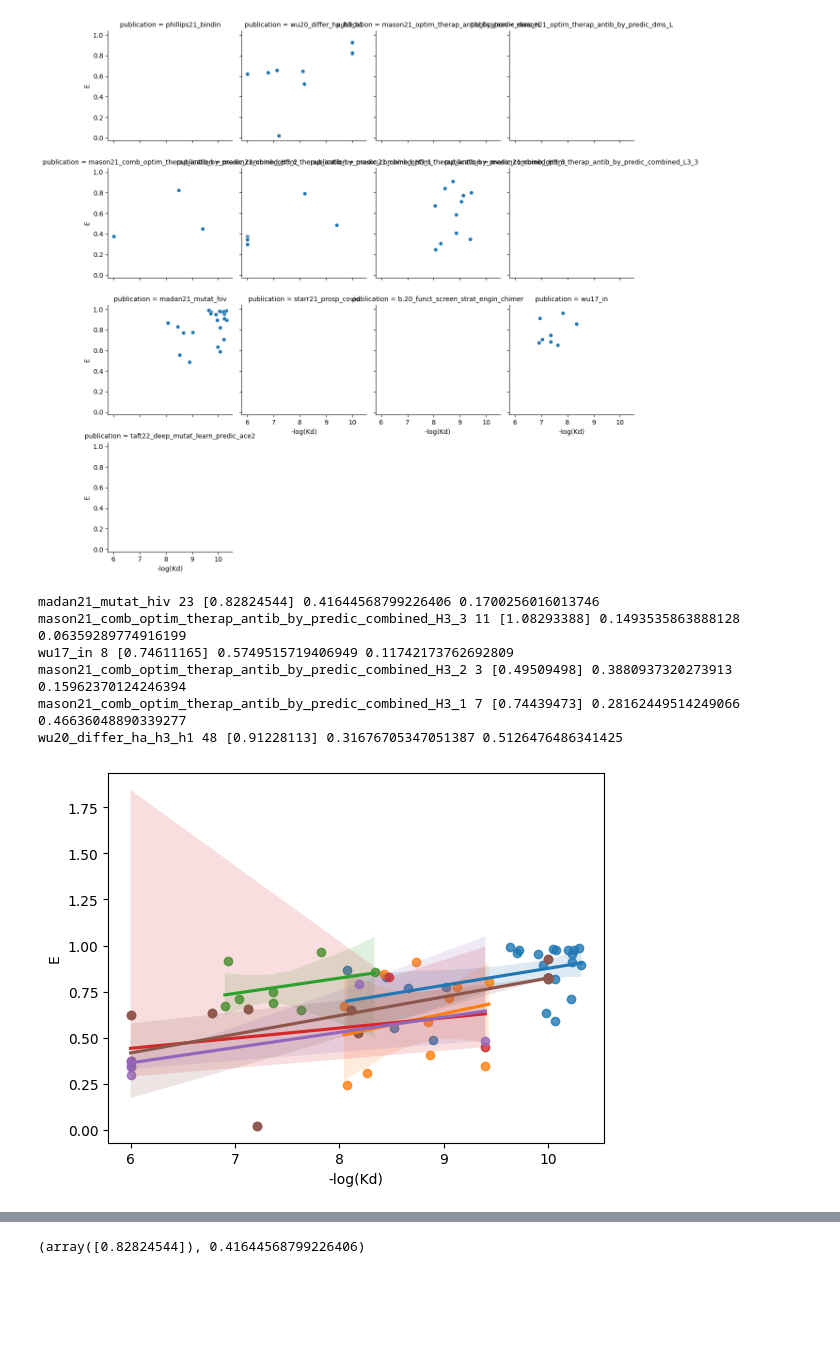
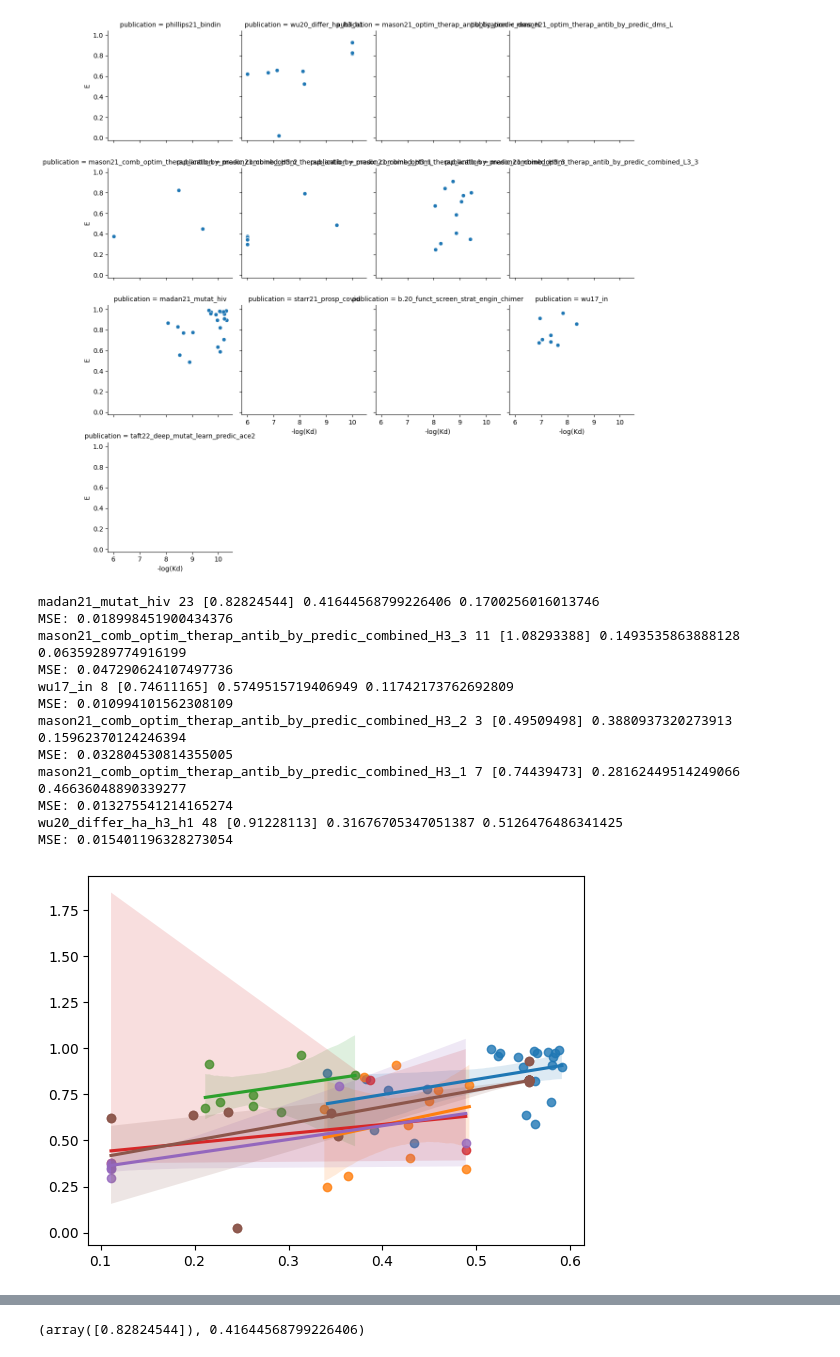
Before and after one commit to FabianTraxler/ag_binding_affinity, a Jupyter notebook: src/data_analysis/Finding_Optimal_h_function.ipynb, the cells around one changed output, grey strips where cells are left out. Cells and saved outputs as stored; diff of their text form; code cells hidden in the pictures; blank space fills up the shorter version.

Commit message:
setting positive regression as default value and testing in the notebook the difference between sigmoid and not sigmoid -> not sigmoid seems to be little better

```diff
--- a/src/data_analysis/Finding_Optimal_h_function.ipynb
+++ b/src/data_analysis/Finding_Optimal_h_function.ipynb
@@ -59,46 +60,67 @@ g.map(sb.scatterplot, "-log(Kd)", "E")
 # %% [output]
 <seaborn.axisgrid.FacetGrid at 0x...>
 [figure]
-# %%
-def fit_regression(df, name ):
-    model = LinearRegression()
-    model.fit((df["-log(Kd)"].values.reshape(-1,1)-5)/9,df["E"].values)
-    sb.regplot(data=df, x="-log(Kd)", y="E")
-    #plt.show()
-    #model_bias_free = LinearRegression(fit_intercept=False)
-    #model_bias_free.fit((filterd_df["-log(Kd)"].values.reshape(-1,1)-5)/9,filterd_df["E"].values)
-    print(name,len(df), model.coef_ , model.intercept_, model.score((df["-log(Kd)"].values.reshape(-1,1)-5)/9,df["E"].values))
-
-    return model
+# %%
+def fit_regression(df, name ,sigmoid=False):
+    model = LinearRegression()
+    x_values = (df["-log(Kd)"].values.reshape(-1,1)-5)/9
+    if sigmoid:
+        y_values =logit(df["E"].values)
+    else:
+        y_values = df["E"].values
+    model.fit(x_values,y_values)
+    #sb.regplot(data=df, x="-log(Kd)", y="E")
+    sb.regplot(x=x_values, y=y_values)
+    #plt.show()
+    #model_bias_free = LinearRegression(fit_intercept=False)
+    #model_bias_free.fit((filterd_df["-log(Kd)"].values.reshape(-1,1)-5)/9,filterd_df["E"].values)
+
+    y_hat = model.predict(x_values)
+    if sigmoid:
+        y_hat = expit(y_hat)
+
+    print(name,len(df), model.coef_ , model.intercept_, model.score(x_values,y_values))
+    mse = np.mean((y_hat-df["E"].values)**2)
+    print("MSE:", mse)
+    return model, mse
 # %%
 
 model_params = {}
+errors  = []
 for pub in different_pubs: #["madan21_mutat_hiv"]:["wu20_differ_ha_h3_h1"]:#
     df = full_df[full_df.publication==pub]
     filterd_df = df[~df["-log(Kd)"].isna()]
     filterd_df = filterd_df[~filterd_df["E"].isna()]
     if len(filterd_df)==0:
         #print(pub, "We do not have matching pairs")
         continue
     if False:
         for ab in set(filterd_df["antibody"].values):
             for ag in set(filterd_df["antigen"].values):
                 df_sub = filterd_df[(filterd_df["antibody"]==ab) & (filterd_df["antigen"]==ag)]
                 if len(df_sub)==0:
                     continue
                 model = fit_regression(df_sub,f"{pub}:{ab}:{ag}")
                 model_params[f"{pub}:{ab}:{ag}"] = (model.coef_[0],model.intercept_)
 
-    model = fit_regression(filterd_df, pub)
+    model,mse = fit_regression(filterd_df, pub, False)
     model_params[f"{pub}"] = (model.coef_[0],model.intercept_)
+    errors.append(mse)
 
-    #print("Mean Score:", mean_model.score((filterd_df["-log(Kd)"].values.reshape(-1,1)-5)/9,filterd_df["E"].values))
+    #print("Mean Score:", mean_model.score((filterd_df["-log(Kd)"].values.reshape(-1,1)-5)/9,filterd_df["E"].values)
+#print(model_params)
 # %% [output]
 madan21_mutat_hiv 23 [0.82824544] 0.41644568799226406 0.1700256016013746
+MSE: 0.018998451900434376
 mason21_comb_optim_therap_antib_by_predic_combined_H3_3 11 [1.08293388] 0.1493535863888128 0.06359289774916199
+MSE: 0.047290624107497736
 wu17_in 8 [0.74611165] 0.5749515719406949 0.11742173762692809
+MSE: 0.010994101562308109
 mason21_comb_optim_therap_antib_by_predic_combined_H3_2 3 [0.49509498] 0.3880937320273913 0.15962370124246394
+MSE: 0.032804530814355005
 mason21_comb_optim_therap_antib_by_predic_combined_H3_1 7 [0.74439473] 0.28162449514249066 0.46636048890339277
+MSE: 0.013275541214165274
 wu20_differ_ha_h3_h1 48 [0.91228113] 0.31676705347051387 0.5126476486341425
+MSE: 0.015401196328273054
-[figure, old version]
+[figure, new version]
 # %%
```
Also changed, not shown: parts of 5 cells of this notebook, 1 other file.
